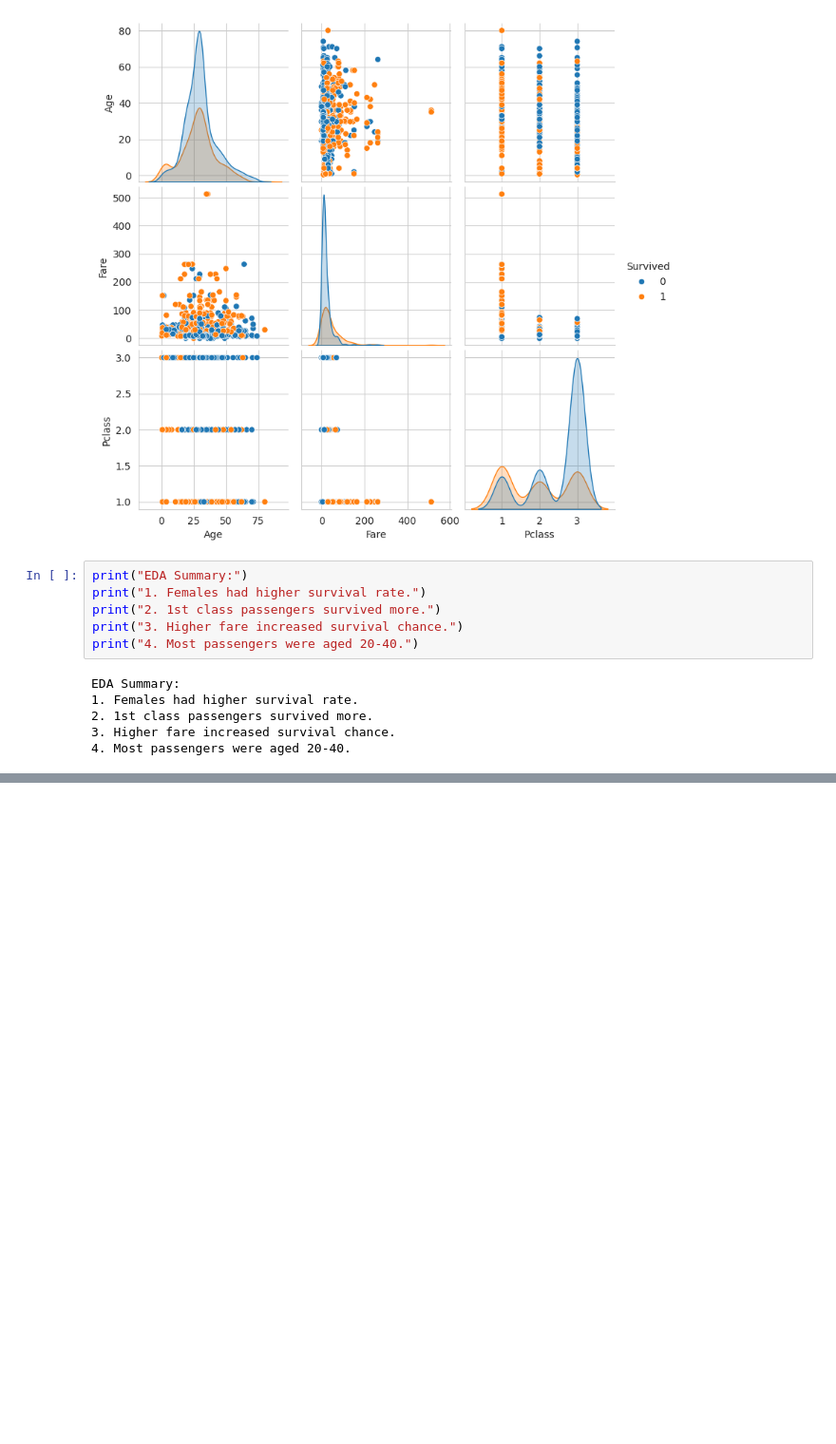
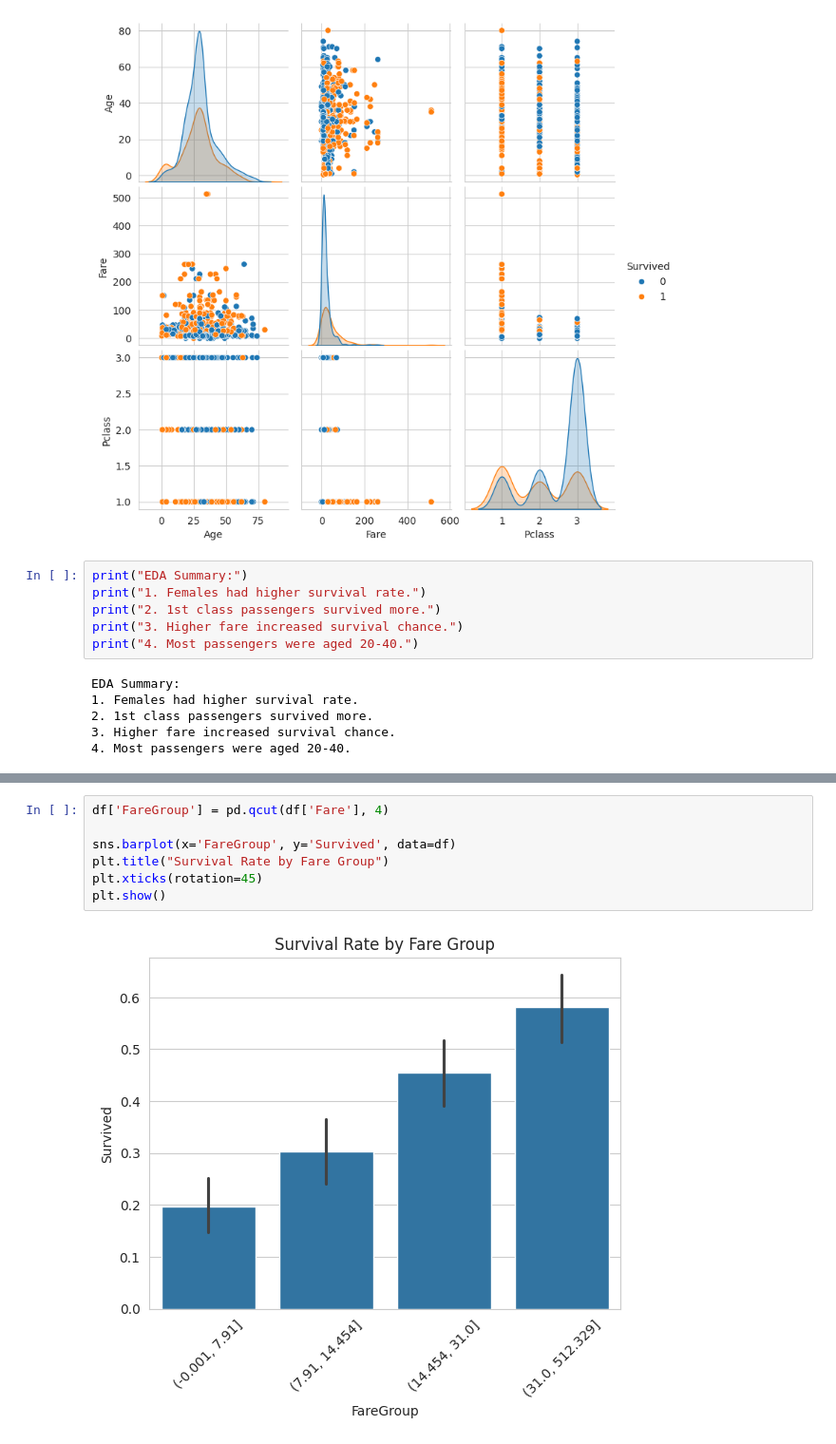
Before and after one commit to rithya999/Elevate_labs_task5, a Jupyter notebook: task_5.ipynb, the cells around one changed output, grey strips where cells are left out. Shown at 95% size. Drawn from its saved outputs; the diff is of its cells as text; blank space fills up the shorter version.

```diff
--- a/task_5.ipynb
+++ b/task_5.ipynb
@@ -162,0 +173,9 @@ EDA Summary:
+# %%
+df['FareGroup'] = pd.qcut(df['Fare'], 4)
+
+sns.barplot(x='FareGroup', y='Survived', data=df)
+plt.title("Survival Rate by Fare Group")
+plt.xticks(rotation=45)
+plt.show()
+# %% [output]
+[figure, added]
```
Also changed, not shown: parts of 2 cells of this notebook.
